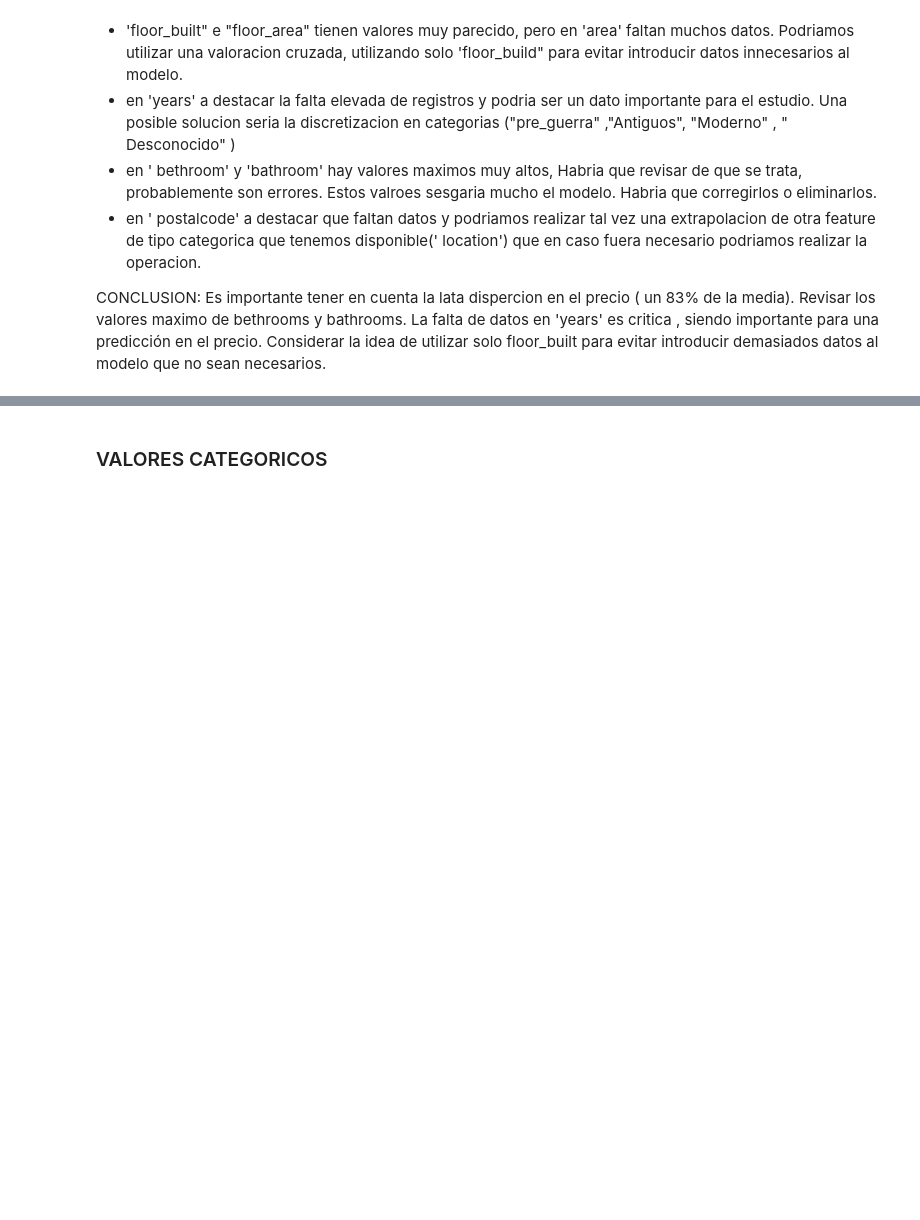
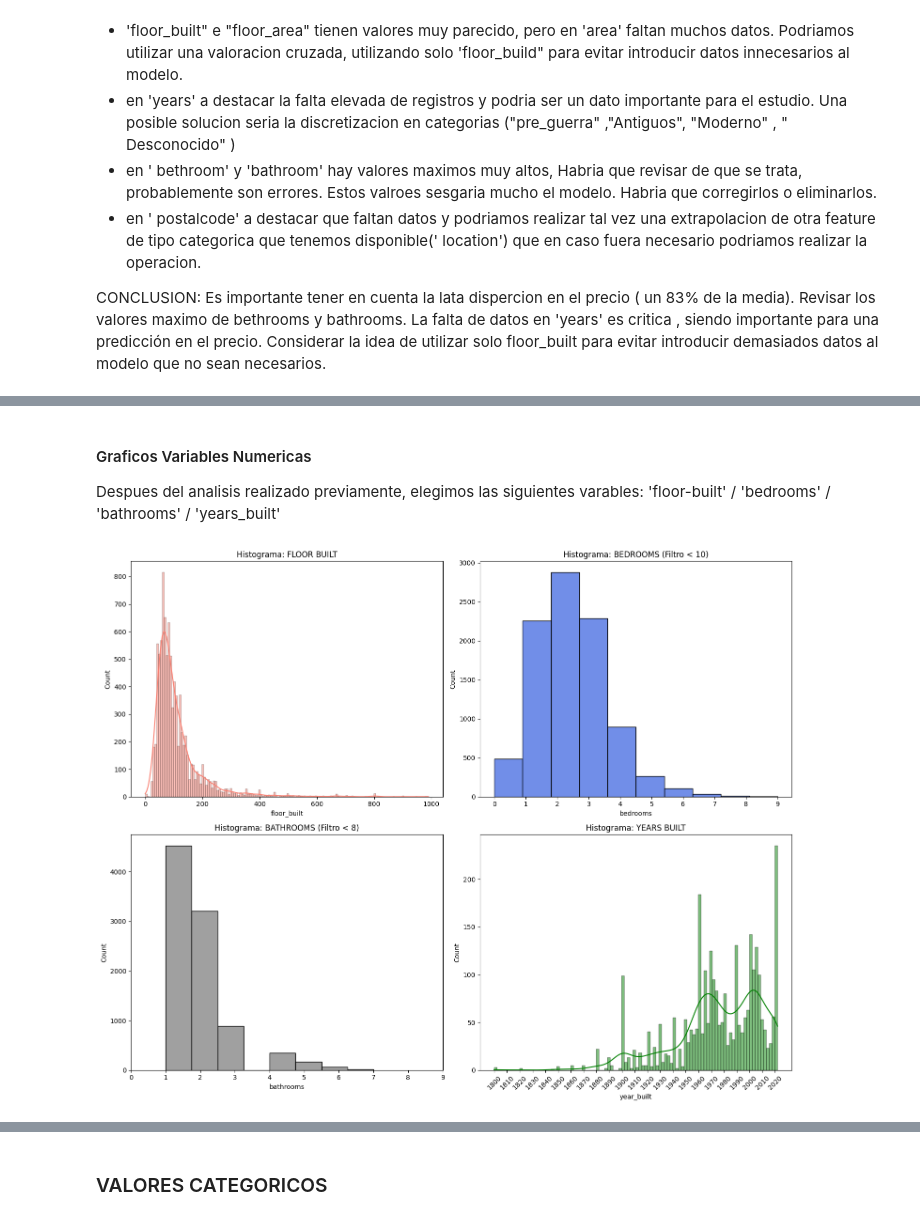
Before and after one commit to MarcoCasSir/LaboratorioDataScience, a Jupyter notebook: hito2/entrega2.ipynb, the cells around one changed output, grey strips where cells are left out. Drawn from its saved outputs; the diff is of its cells as text; code cells hidden in the pictures; blank space fills up the shorter version.

```diff
--- a/hito2/entrega2.ipynb
+++ b/hito2/entrega2.ipynb
@@ -248,0 +313,34 @@ Considerar la idea de utilizar solo floor_built para evitar introducir demasiado
+# %% [markdown]
+#### Graficos Variables Numericas
+
+Despues del analisis realizado previamente, elegimos las siguientes varables: 'floor-built' / 'bedrooms' / 'bathrooms' / 'years_built'
+# %%
+plt.figure(figsize=[15,12])
+
+# Subplot FLOOR BUILT
+plt.subplot(2,2,1)
+sns.histplot(data=df_new, x='floor_built', bins=150, kde=True, color='salmon')
+plt.title('Histograma: FLOOR BUILT')
+
+# Subplot BEDROOM
+plt.subplot(2,2,2)
+sns.histplot(data=df_new[df_new['bedrooms'] < 10], x='bedrooms', bins=10, kde=False, color='royalblue')
+plt.title('Histograma: BEDROOMS (Filtro < 10)')
+plt.xticks(range(0, 10, 1))
+
+# Subplot BATHROOM
+plt.subplot(2,2,3)
+sns.histplot(data=df_new[df_new['bathrooms'] < 8], x='bathrooms', bins=8, kde=False, color='gray')
+plt.title('Histograma: BATHROOMS (Filtro < 8)')
+plt.xticks(range(0, 10, 1))
+
+# Subplot YEAR
+plt.subplot(2,2,4)
+sns.histplot(data=df_new, x='year_built', bins=100, kde=True, color='green')
+plt.title('Histograma: YEARS BUILT')
+plt.xticks(range(1800, 2030, 10), rotation=45)
+
+plt.tight_layout()
+plt.show()
+# %% [output]
+[figure, added]
```
Also changed, not shown: parts of 19 cells of this notebook.
